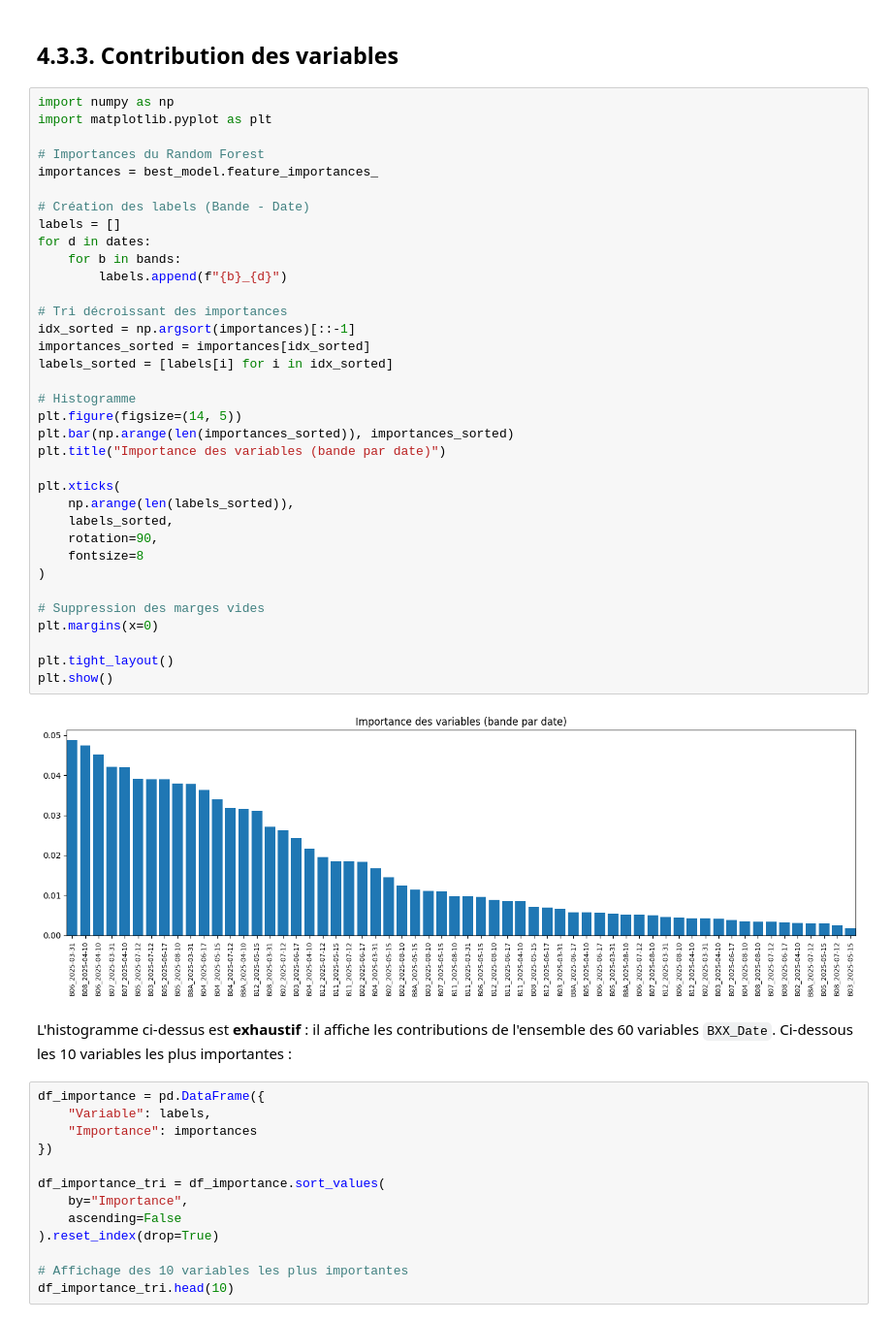
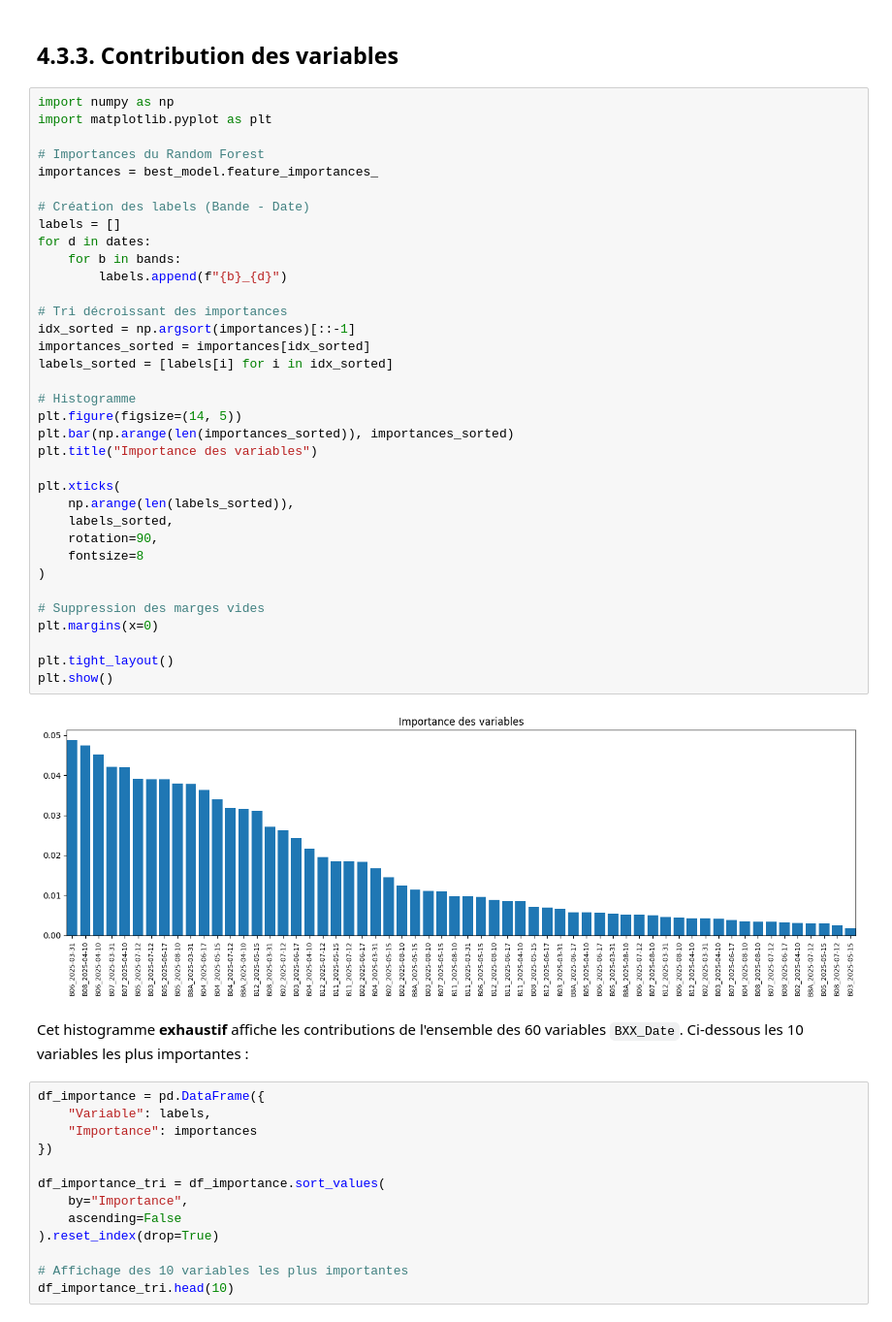
Before and after one commit to VT-94/projet_telea_THORIN_VINCENT, a Jupyter notebook: projet_telea_THORIN_VINCENT.ipynb, the cells around one changed output. Shown at 97% size. Saved outputs shown, nothing was run; the diff lists cells and outputs as text.

```diff
--- a/projet_telea_THORIN_VINCENT.ipynb
+++ b/projet_telea_THORIN_VINCENT.ipynb
@@ -636,37 +637,37 @@ import matplotlib.pyplot as plt
 importances = best_model.feature_importances_
 
 # Création des labels (Bande - Date)
 labels = []
 for d in dates:
     for b in bands:
         labels.append(f"{b}_{d}")
 
 # Tri décroissant des importances
 idx_sorted = np.argsort(importances)[::-1]
 importances_sorted = importances[idx_sorted]
 labels_sorted = [labels[i] for i in idx_sorted]
 
 # Histogramme
 plt.figure(figsize=(14, 5))
 plt.bar(np.arange(len(importances_sorted)), importances_sorted)
-plt.title("Importance des variables (bande par date)")
+plt.title("Importance des variables")
 
 plt.xticks(
     np.arange(len(labels_sorted)),
     labels_sorted,
     rotation=90,
     fontsize=8
 )
 
 # Suppression des marges vides
 plt.margins(x=0)
 
 plt.tight_layout()
 plt.show()
 # %% [output]
-[figure, old version]
+[figure, new version]
 # %% [markdown]
-L'histogramme ci-dessus est **exhaustif** : il affiche les contributions de l'ensemble des 60 variables ``BXX_Date``. Ci-dessous les 10 variables les plus importantes :
+Cet histogramme **exhaustif**  affiche les contributions de l'ensemble des 60 variables ``BXX_Date``. Ci-dessous les 10 variables les plus importantes :
 # %%
 df_importance = pd.DataFrame({
     "Variable": labels,
```
Also changed, not shown: parts of 13 cells of this notebook, 1 other file.
